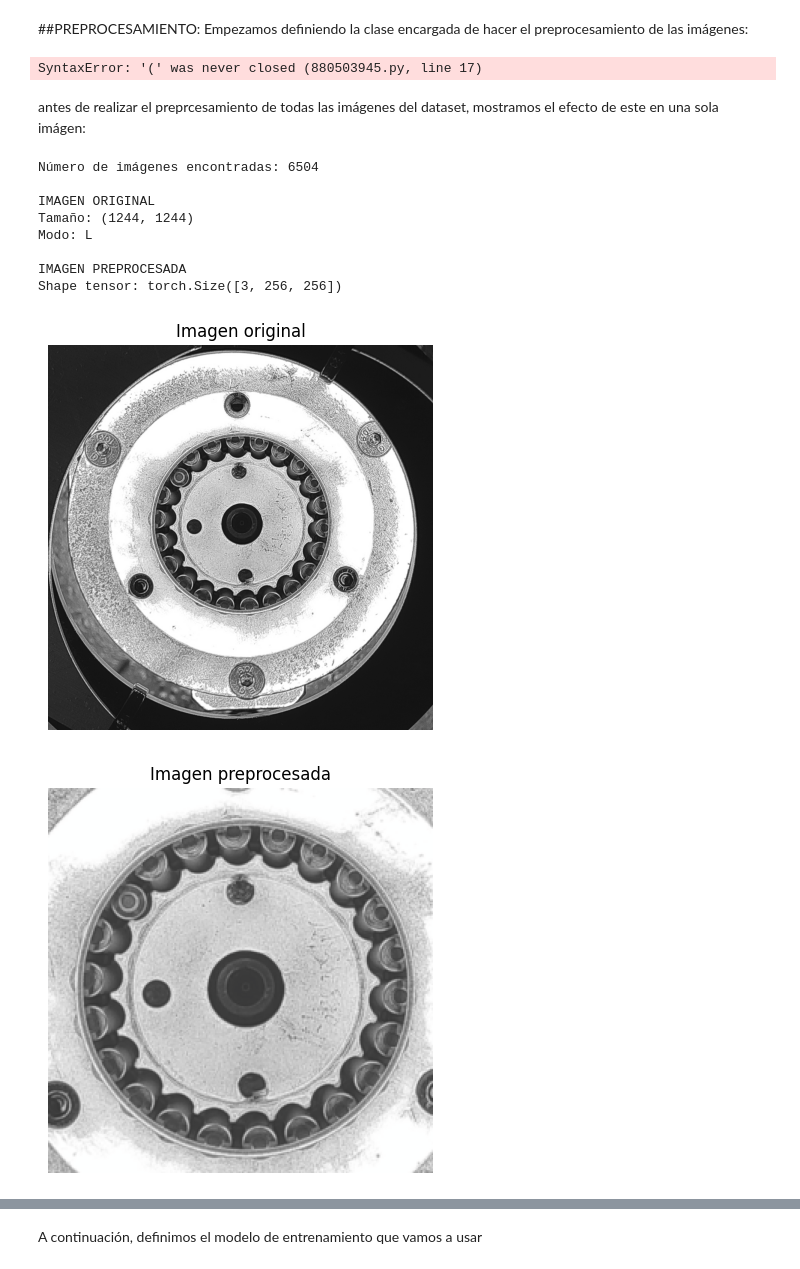
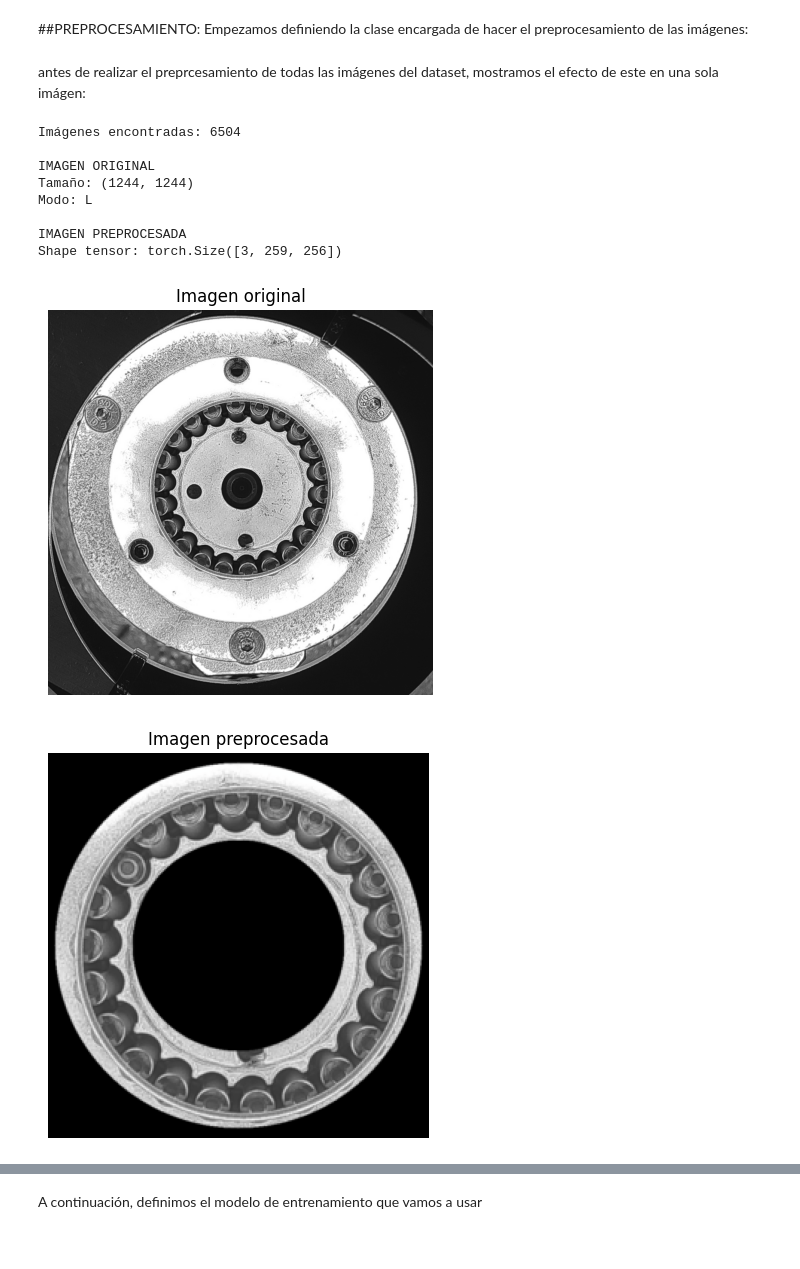
Before and after one commit to nereaalonsomolinero/Bearing_Anomaly_Detection, a Jupyter notebook: main.ipynb, the cells around one changed output, grey strips where cells are left out. Drawn from its saved outputs; the diff is of its cells as text; code cells hidden in the pictures.

Commit message:
V 0.3 making imagee .. not working

```diff
--- a/main.ipynb
+++ b/main.ipynb
@@ -47,53 +45,77 @@ Mounted at /content/drive
 ##PREPROCESAMIENTO:
 Empezamos definiendo la clase encargada de hacer el preprocesamiento de las imágenes:
 # %%
-class Preprocessing(Dataset):
+class BearingDataset(Dataset):
     def __init__(self, root_dir, image_size=256):
         self.root_dir = Path(root_dir)
         self.image_size = image_size
 
-
         self.transform = transforms.Compose([
-            transforms.Resize(256),
-            transforms.CenterCrop(256),
+            transforms.Resize(image_size),
             transforms.ToTensor(),
             transforms.Normalize(
                 mean=[0.485, 0.456, 0.406],
                 std=[0.229, 0.224, 0.225]
             )
-        ])#Normalizamos siguiendo los mismos criterios que en el dataset ImageNet
+        ])
 
-        self.image_paths = list(self.root_dir.glob("*.jpg")
-
-        print("Número de imágenes encontradas:", len(self.image_paths))
+        self.image_paths = list(self.root_dir.glob("*.jpg"))
+        print("Imágenes encontradas:", len(self.image_paths))
 
         if len(self.image_paths) == 0:
             raise ValueError(f"No se encontraron imágenes en {self.root_dir}")
+
+    def create_ring_mask(self, image, inner_radius=120, outer_radius=250):
+
+        img_np = np.array(image)
+
+        h, w = img_np.shape[:2]
+        center_x, center_y = w // 2, h // 2
+
+        # Coordenadas
+        Y, X = np.ogrid[:h, :w]
+
+        # Distancia al centro
+        dist_from_center = np.sqrt(
+            (X - center_x) ** 2 + (Y - center_y) ** 2
+        )
+
+        # Máscara del anillo
+        mask = (
+            (dist_from_center >= inner_radius) &
+            (dist_from_center <= outer_radius)
+        )
+
+        # Aplicar máscara
+        masked = np.zeros_like(img_np)
+        masked[mask] = img_np[mask]
+
+        return Image.fromarray(masked)
 
     def __len__(self):
         return len(self.image_paths)
 
     def __getitem__(self, idx):
-        image_path = self.image_paths[idx]
-        image = Image.open(image_path).convert("RGB")
-
-        #recortamos la imágen como nos interesa para quedarnos solo con la parte que vamos a estudiar
-        image = image.crop((285, 225, 950, 900))
+        path = self.image_paths[idx]
+        image = Image.open(path).convert("RGB")
+        image = image.crop((285, 225, 950, 900))  # crop específico
+        image = self.create_ring_mask(
+            image,
+            inner_radius=185,
+            outer_radius=320
+        )
         image = self.transform(image)
-        return image, str(image_path)
+        return image, str(path)
-# %% [output]
-SyntaxError: '(' was never closed (880503945.py, line 17)
 # %% [markdown]
 antes de realizar el preprcesamiento de todas las imágenes del dataset, mostramos el efecto de este en una sola imágen:
 # %%
 INPUT_DIR = "/content/drive/MyDrive/datasets/Train_bearing_images"
 OUTPUT_DIR = "/content/drive/MyDrive/datasets/TrainBearingPreprocess"
 
-dataset = Preprocessing(root_dir=INPUT_DIR, image_size=256)
-
+dataset = BearingDataset(root_dir=INPUT_DIR, image_size=256)
 
 #para hacer una idea de cómo funciona el preprocesamiento mostramoso una imagen del dataset antes y despues
-raw_path = dataset.image_paths[0]
+raw_path = dataset.image_paths[10]
 raw_image = Image.open(raw_path)
 
 print("\nIMAGEN ORIGINAL")
@@ -103,34 +125,34 @@ print("Modo:", raw_image.mode)
 plt.figure(figsize=(5,5))
 plt.imshow(raw_image, cmap='gray')
 plt.title("Imagen original")
 plt.axis("off")
 
 processed_image, path = dataset[0]
 
 print("\nIMAGEN PREPROCESADA")
 print("Shape tensor:", processed_image.shape)
 
-# Desnormalizar inline (sin función)
+# Revertimos la nomaliazcion del tensor para poder mostrar la imagen
 img = processed_image.numpy().transpose((1, 2, 0))
 mean = np.array([0.485, 0.456, 0.406])
 std = np.array([0.229, 0.224, 0.225])
 img = std * img + mean
 img = np.clip(img, 0, 1)
 
 plt.figure(figsize=(5,5))
 plt.imshow(img)
 plt.title("Imagen preprocesada")
 plt.axis("off")
 
 plt.show()
 # %% [output]
-Número de imágenes encontradas: 6504
+Imágenes encontradas: 6504
 
 IMAGEN ORIGINAL
 Tamaño: (1244, 1244)
 Modo: L
 
 IMAGEN PREPROCESADA
-Shape tensor: torch.Size([3, 256, 256])
+Shape tensor: torch.Size([3, 259, 256])
 [figure]
-[figure, old version]
+[figure, new version]
```
Also changed, not shown: parts of 43 cells of this notebook.
